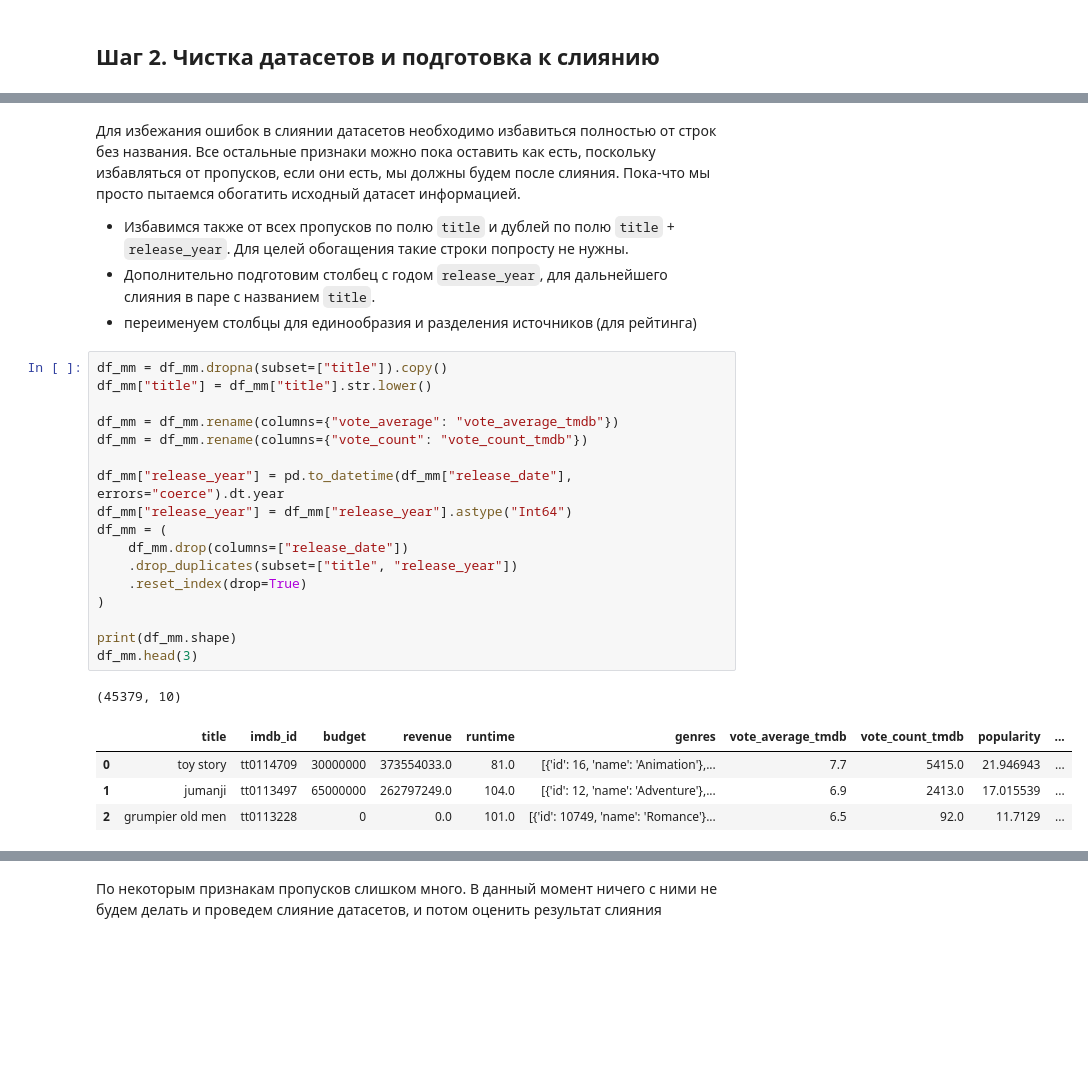
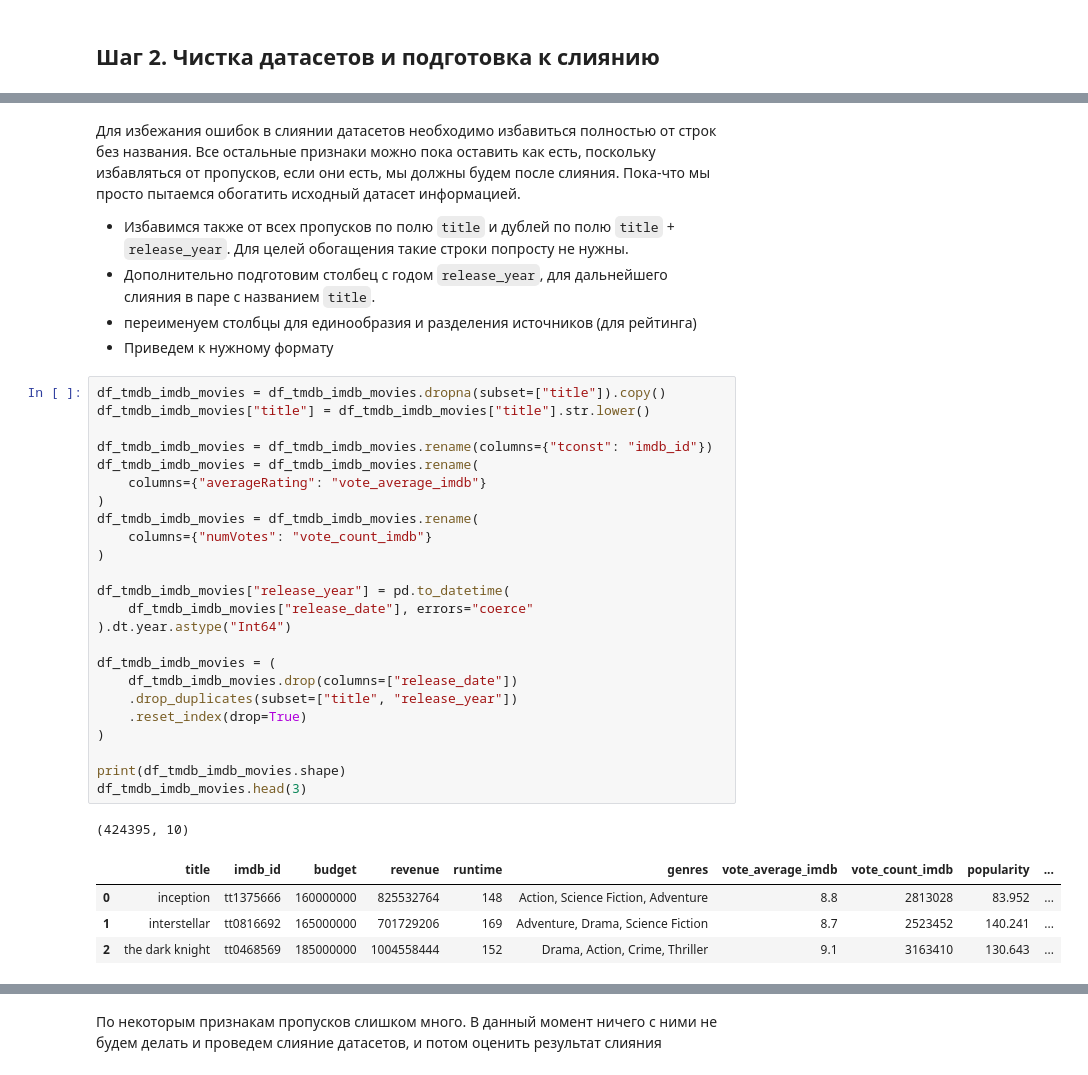
Before and after one commit to Qwertymegaforce/EDA_HSE_ML, a Jupyter notebook: netflix_enriched_2.ipynb, the cells around one changed output, grey strips where cells are left out. Saved outputs shown, nothing was run; the diff lists cells and outputs as text; blank space fills up the shorter version.

```diff
--- a/netflix_enriched_2.ipynb
+++ b/netflix_enriched_2.ipynb
@@ -129,26 +106,34 @@ df_tmdb_imdb_movies = df_tmdb_imdb_movies[columns].copy()
 - Избавимся также от всех пропусков по полю `title` и дублей по полю `title` + `release_year`. Для целей обогащения такие строки попросту не нужны.
 - Дополнительно подготовим столбец с годом `release_year`, для дальнейшего слияния в паре с названием `title`.
 - переименуем столбцы для единообразия и разделения источников (для рейтинга)
+- Приведем к нужному формату
 # %%
-df_mm = df_mm.dropna(subset=["title"]).copy()
-df_mm["title"] = df_mm["title"].str.lower()
+df_tmdb_imdb_movies = df_tmdb_imdb_movies.dropna(subset=["title"]).copy()
+df_tmdb_imdb_movies["title"] = df_tmdb_imdb_movies["title"].str.lower()
 
-df_mm = df_mm.rename(columns={"vote_average": "vote_average_tmdb"})
-df_mm = df_mm.rename(columns={"vote_count": "vote_count_tmdb"})
+df_tmdb_imdb_movies = df_tmdb_imdb_movies.rename(columns={"tconst": "imdb_id"})
+df_tmdb_imdb_movies = df_tmdb_imdb_movies.rename(
+    columns={"averageRating": "vote_average_imdb"}
+)
+df_tmdb_imdb_movies = df_tmdb_imdb_movies.rename(
+    columns={"numVotes": "vote_count_imdb"}
+)
 
-df_mm["release_year"] = pd.to_datetime(df_mm["release_date"], errors="coerce").dt.year
-df_mm["release_year"] = df_mm["release_year"].astype("Int64")
-df_mm = (
-    df_mm.drop(columns=["release_date"])
+df_tmdb_imdb_movies["release_year"] = pd.to_datetime(
+    df_tmdb_imdb_movies["release_date"], errors="coerce"
+).dt.year.astype("Int64")
+
+df_tmdb_imdb_movies = (
+    df_tmdb_imdb_movies.drop(columns=["release_date"])
     .drop_duplicates(subset=["title", "release_year"])
     .reset_index(drop=True)
 )
 
-print(df_mm.shape)
-df_mm.head(3)
+print(df_tmdb_imdb_movies.shape)
+df_tmdb_imdb_movies.head(3)
 # %% [output]
-(45379, 10)
+(424395, 10)
-|  | title | imdb_id | budget | revenue | runtime | genres | vote_average_tmdb | vote_count_tmdb | popularity | ... |
-| 0 | toy story | tt0114709 | 30000000 | 373554033.0 | 81.0 | [{'id': 16, 'name': 'Animation'},... | 7.7 | 5415.0 | 21.946943 | ... |
-| 1 | jumanji | tt0113497 | 65000000 | 262797249.0 | 104.0 | [{'id': 12, 'name': 'Adventure'},... | 6.9 | 2413.0 | 17.015539 | ... |
-| 2 | grumpier old men | tt0113228 | 0 | 0.0 | 101.0 | [{'id': 10749, 'name': 'Romance'}... | 6.5 | 92.0 | 11.7129 | ... |
+|  | title | imdb_id | budget | revenue | runtime | genres | vote_average_imdb | vote_count_imdb | popularity | ... |
+| 0 | inception | tt1375666 | 160000000 | 825532764 | 148 | Action, Science Fiction, Adventure | 8.8 | 2813028 | 83.952 | ... |
+| 1 | interstellar | tt0816692 | 165000000 | 701729206 | 169 | Adventure, Drama, Science Fiction | 8.7 | 2523452 | 140.241 | ... |
+| 2 | the dark knight | tt0468569 | 185000000 | 1004558444 | 152 | Drama, Action, Crime, Thriller | 9.1 | 3163410 | 130.643 | ... |
```
Also changed, not shown: parts of 86 cells of this notebook, 23 other files.
